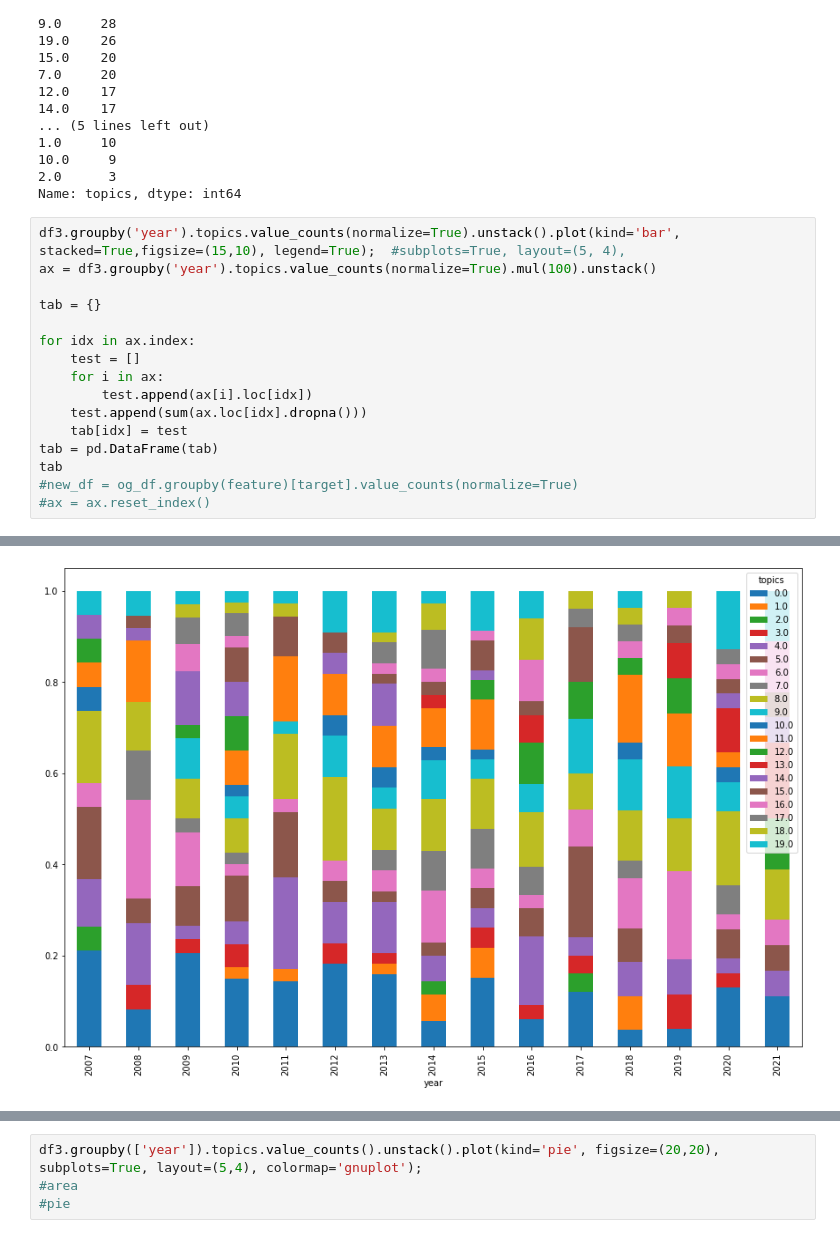
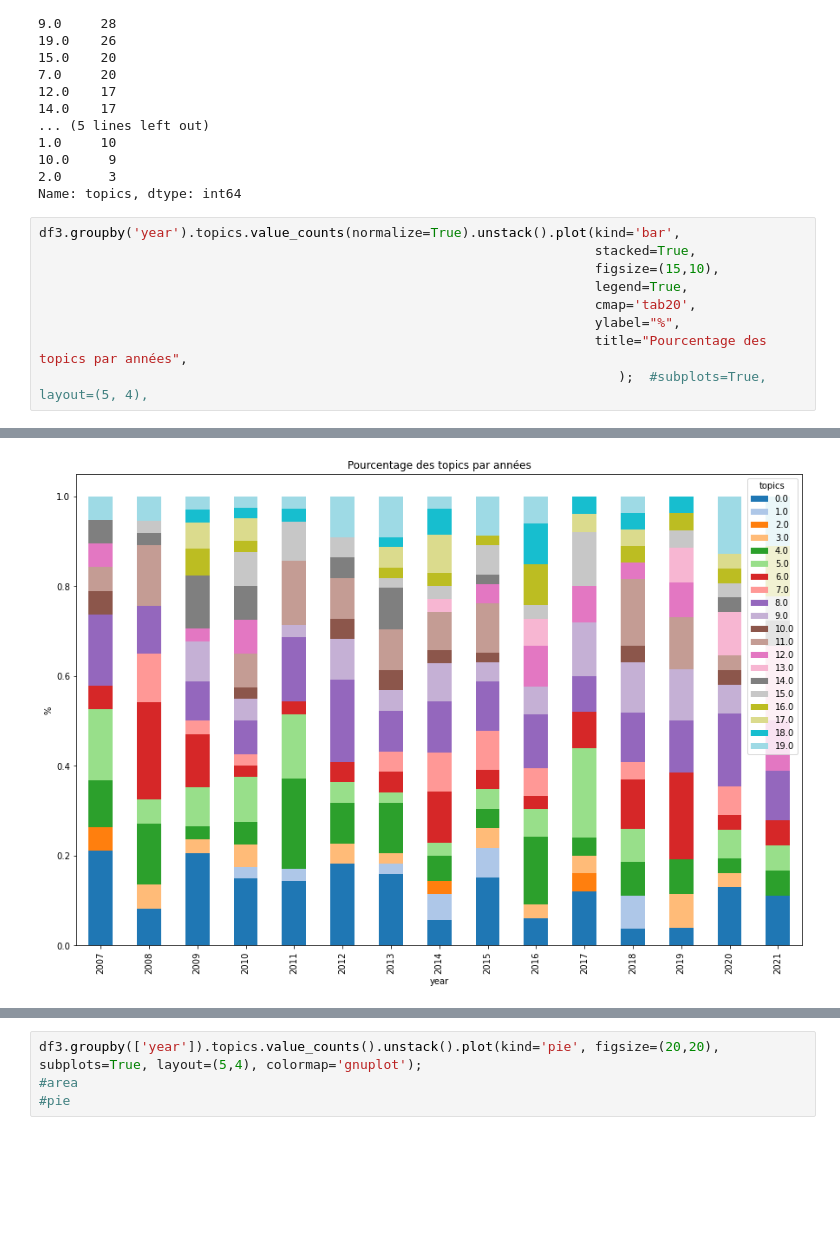
Before and after one commit to Geminy3/ProjetHNSKOL, a Jupyter notebook: Thématiques lemmatisé.ipynb, the cells around one changed output, grey strips where cells are left out. Saved outputs shown, nothing was run; the diff lists cells and outputs as text; blank space fills up the shorter version.

```diff
--- a/Thématiques lemmatisé.ipynb
+++ b/Thématiques lemmatisé.ipynb
@@ -449,19 +606,12 @@ df3.topics.value_counts() #.plot(kind='bar')
 2.0      3
 Name: topics, dtype: int64
 # %%
-df3.groupby('year').topics.value_counts(normalize=True).unstack().plot(kind='bar', stacked=True,figsize=(15,10), legend=True);  #subplots=True, layout=(5, 4),
-ax = df3.groupby('year').topics.value_counts(normalize=True).mul(100).unstack()
-
-tab = {}
-
-for idx in ax.index:
-    test = []
-    for i in ax:
-        test.append(ax[i].loc[idx])
-    test.append(sum(ax.loc[idx].dropna()))
-    tab[idx] = test
-tab = pd.DataFrame(tab)
-tab
-#new_df = og_df.groupby(feature)[target].value_counts(normalize=True)
-#ax = ax.reset_index()
+df3.groupby('year').topics.value_counts(normalize=True).unstack().plot(kind='bar',
+                                                                       stacked=True,
+                                                                       figsize=(15,10),
+                                                                       legend=True,
+                                                                       cmap='tab20',
+                                                                       ylabel="%",
+                                                                       title="Pourcentage des topics par années",
+                                                                          );  #subplots=True, layout=(5, 4),
 # %% [output]
@@ -485,4 +618,4 @@ tab
-[figure, old version]
+[figure, new version]
 # %%
 df3.groupby('topics').year.value_counts(normalize=True).unstack().plot(kind='bar',
                                                                        stacked = True,
```
Also changed, not shown: parts of 37 cells of this notebook.
